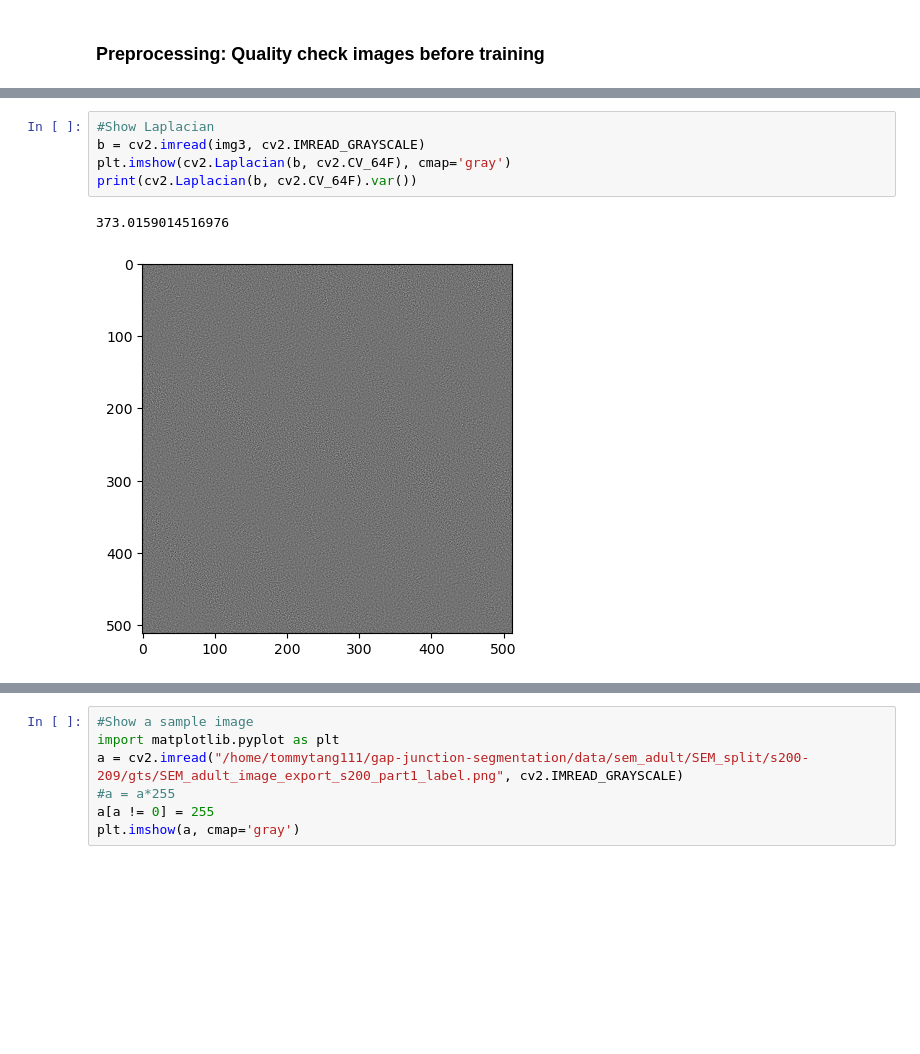
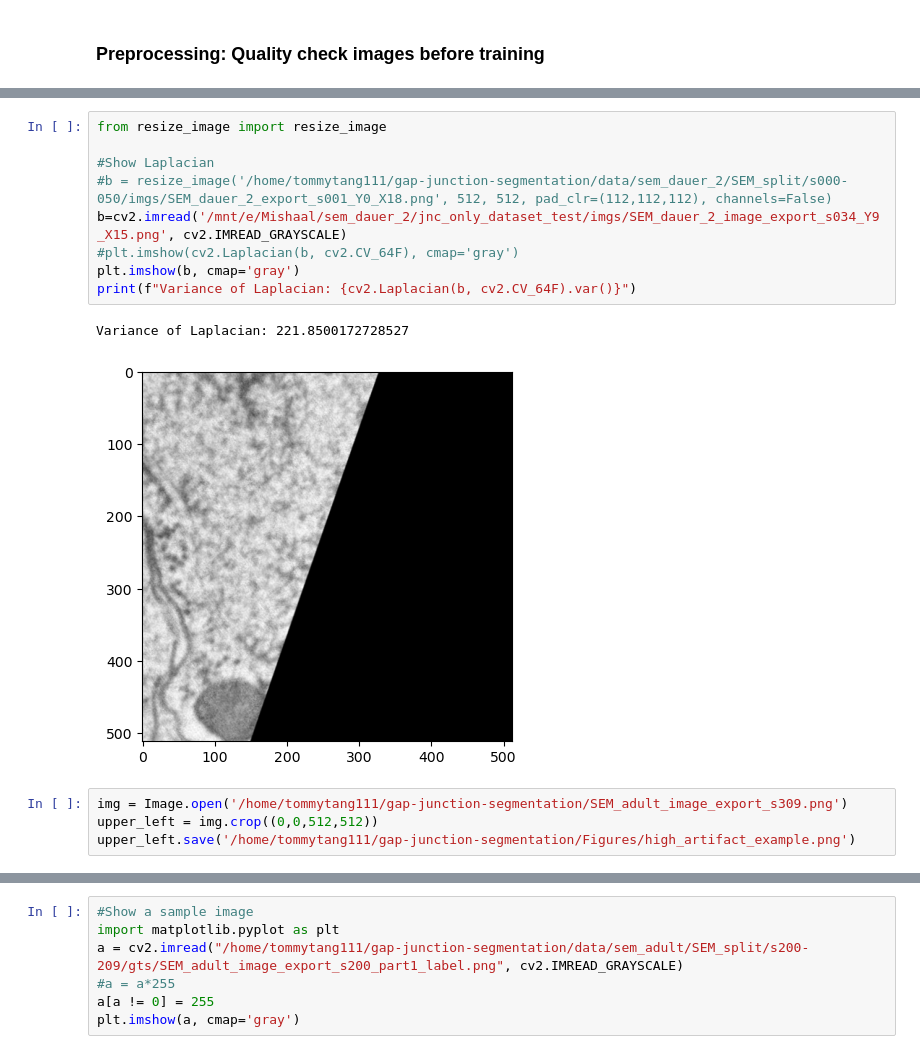
Before and after one commit to Tommytang111/gap-junction-segmentation, a Jupyter notebook: utilities.ipynb, the cells around one changed output, grey strips where cells are left out. Saved outputs shown, nothing was run; the diff lists cells and outputs as text; blank space fills up the shorter version.

```diff
--- a/utilities.ipynb
+++ b/utilities.ipynb
@@ -110,9 +110,17 @@ sharp_images
  '/home/tommytang111/gap-junction-segmentation/data/sem_adult/SEM_split/s200-209/imgs/SEM_adult_image_export_s208_part2.png']
 # %%
+from resize_image import resize_image
+
 #Show Laplacian
-b = cv2.imread(img3, cv2.IMREAD_GRAYSCALE)
-plt.imshow(cv2.Laplacian(b, cv2.CV_64F), cmap='gray')
-print(cv2.Laplacian(b, cv2.CV_64F).var())
+#b = resize_image('/home/tommytang111/gap-junction-segmentation/data/sem_dauer_2/SEM_split/s000-050/imgs/SEM_dauer_2_export_s001_Y0_X18.png', 512, 512, pad_clr=(112,112,112), channels=False)
+b=cv2.imread('/mnt/e/Mishaal/sem_dauer_2/jnc_only_dataset_test/imgs/SEM_dauer_2_image_export_s034_Y9_X15.png', cv2.IMREAD_GRAYSCALE)
+#plt.imshow(cv2.Laplacian(b, cv2.CV_64F), cmap='gray')
+plt.imshow(b, cmap='gray')
+print(f"Variance of Laplacian: {cv2.Laplacian(b, cv2.CV_64F).var()}")
 # %% [output]
-373.0159014516976
+Variance of Laplacian: 221.8500172728527
-[figure, old version]
+[figure, new version]
+# %%
+img = Image.open('/home/tommytang111/gap-junction-segmentation/SEM_adult_image_export_s309.png')
+upper_left = img.crop((0,0,512,512))
+upper_left.save('/home/tommytang111/gap-junction-segmentation/Figures/high_artifact_example.png')
```
Also changed, not shown: parts of 6 cells of this notebook.
